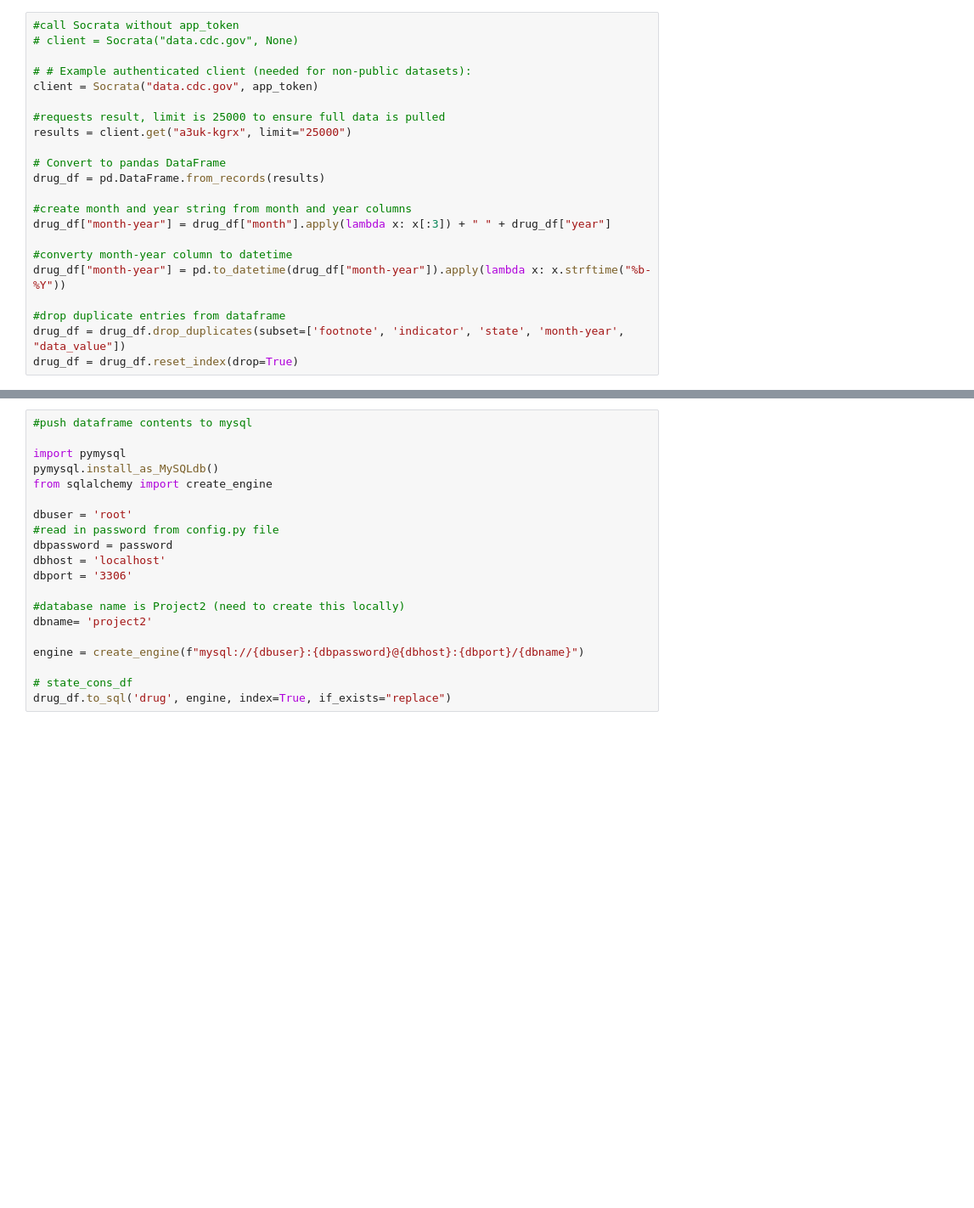
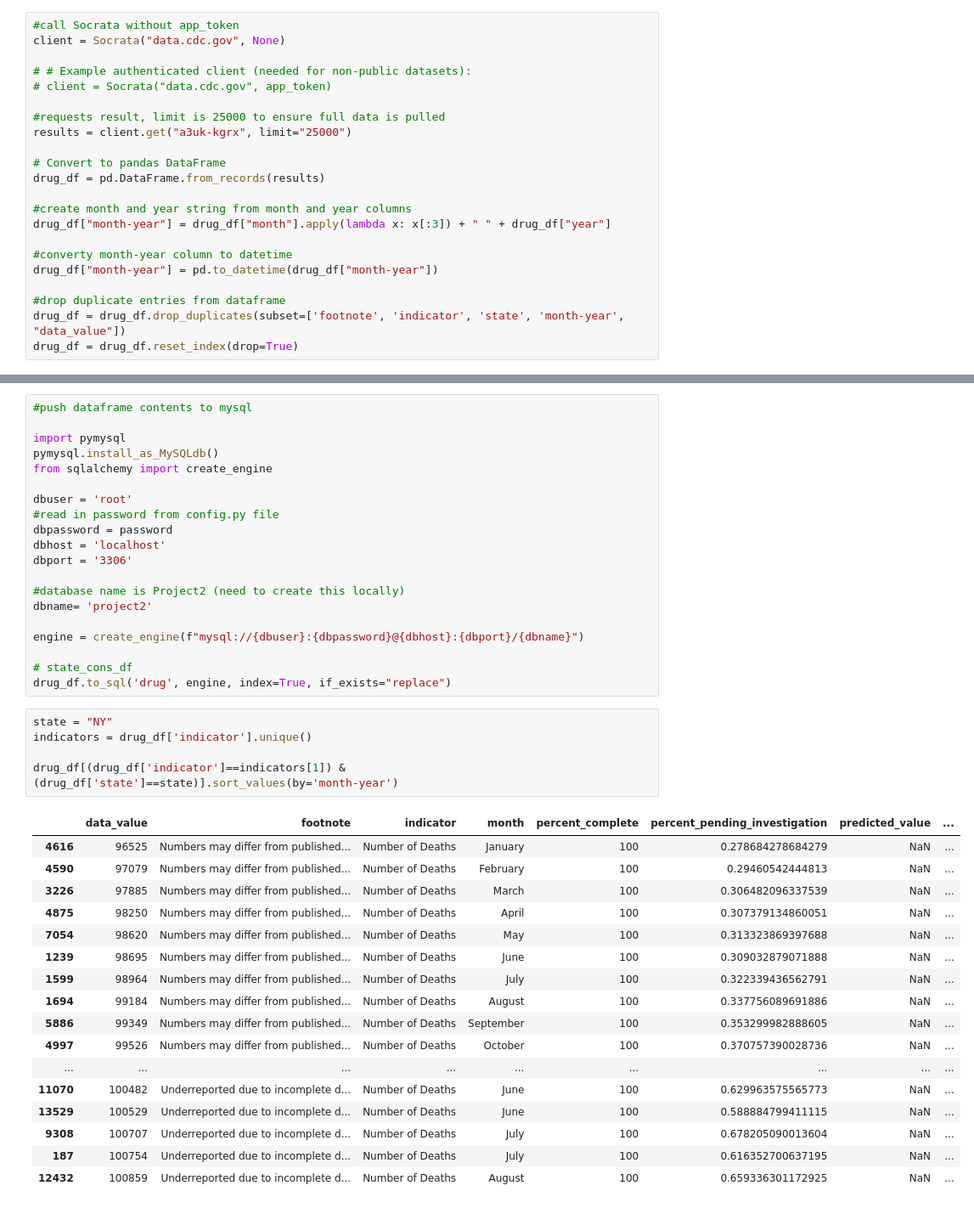
Before and after one commit to Sujin-owl/Project2, a Jupyter notebook: Drug_API_Scrape.ipynb, the cells around one changed output, grey strips where cells are left out. Shown at 85% size. Drawn from its saved outputs; the diff is of its cells as text; blank space fills up the shorter version.

Commit message:
updated jupyter lab files with instructions on data mapping

```diff
--- a/Drug_API_Scrape.ipynb
+++ b/Drug_API_Scrape.ipynb
@@ -18,9 +18,9 @@ from app_token import app_token
 # %%
 #call Socrata without app_token
-# client = Socrata("data.cdc.gov", None)
+client = Socrata("data.cdc.gov", None)
 
 # # Example authenticated client (needed for non-public datasets):
-client = Socrata("data.cdc.gov", app_token)
+# client = Socrata("data.cdc.gov", app_token)
 
 #requests result, limit is 25000 to ensure full data is pulled
 results = client.get("a3uk-kgrx", limit="25000")
@@ -32,7 +32,7 @@ drug_df = pd.DataFrame.from_records(results)
 drug_df["month-year"] = drug_df["month"].apply(lambda x: x[:3]) + " " + drug_df["year"]
 
 #converty month-year column to datetime
-drug_df["month-year"] = pd.to_datetime(drug_df["month-year"]).apply(lambda x: x.strftime("%b-%Y"))
+drug_df["month-year"] = pd.to_datetime(drug_df["month-year"])
 
 #drop duplicate entries from dataframe
 drug_df = drug_df.drop_duplicates(subset=['footnote', 'indicator', 'state', 'month-year', "data_value"])
@@ -57,3 +59,26 @@ engine = create_engine(f"mysql://{dbuser}:{dbpassword}@{dbhost}:{dbport}/{dbname
 
 # state_cons_df
 drug_df.to_sql('drug', engine, index=True, if_exists="replace")
+# %%
+state = "NY"
+indicators = drug_df['indicator'].unique()
+
+drug_df[(drug_df['indicator']==indicators[1]) & (drug_df['state']==state)].sort_values(by='month-year')
+# %% [output]
+|  | data_value | footnote | indicator | month | percent_complete | percent_pending_investigation | predicted_value | ... |
+| 4616 | 96525 | Numbers may differ from published... | Number of Deaths | January | 100 | 0.278684278684279 | NaN | ... |
+| 4590 | 97079 | Numbers may differ from published... | Number of Deaths | February | 100 | 0.29460542444813 | NaN | ... |
+| 3226 | 97885 | Numbers may differ from published... | Number of Deaths | March | 100 | 0.306482096337539 | NaN | ... |
+| 4875 | 98250 | Numbers may differ from published... | Number of Deaths | April | 100 | 0.307379134860051 | NaN | ... |
+| 7054 | 98620 | Numbers may differ from published... | Number of Deaths | May | 100 | 0.313323869397688 | NaN | ... |
+| 1239 | 98695 | Numbers may differ from published... | Number of Deaths | June | 100 | 0.309032879071888 | NaN | ... |
+| 1599 | 98964 | Numbers may differ from published... | Number of Deaths | July | 100 | 0.322339436562791 | NaN | ... |
+| 1694 | 99184 | Numbers may differ from published... | Number of Deaths | August | 100 | 0.337756089691886 | NaN | ... |
+| 5886 | 99349 | Numbers may differ from published... | Number of Deaths | September | 100 | 0.353299982888605 | NaN | ... |
+| 4997 | 99526 | Numbers may differ from published... | Number of Deaths | October | 100 | 0.370757390028736 | NaN | ... |
+| ... | ... | ... | ... | ... | ... | ... | ... | ... |
+| 11070 | 100482 | Underreported due to incomplete d... | Number of Deaths | June | 100 | 0.629963575565773 | NaN | ... |
+| 13529 | 100529 | Underreported due to incomplete d... | Number of Deaths | June | 100 | 0.588884799411115 | NaN | ... |
+| 9308 | 100707 | Underreported due to incomplete d... | Number of Deaths | July | 100 | 0.678205090013604 | NaN | ... |
+| 187 | 100754 | Underreported due to incomplete d... | Number of Deaths | July | 100 | 0.616352700637195 | NaN | ... |
+| 12432 | 100859 | Underreported due to incomplete d... | Number of Deaths | August | 100 | 0.659336301172925 | NaN | ... |
```
Also changed, not shown: parts of 3 cells of this notebook, 2 other files.
